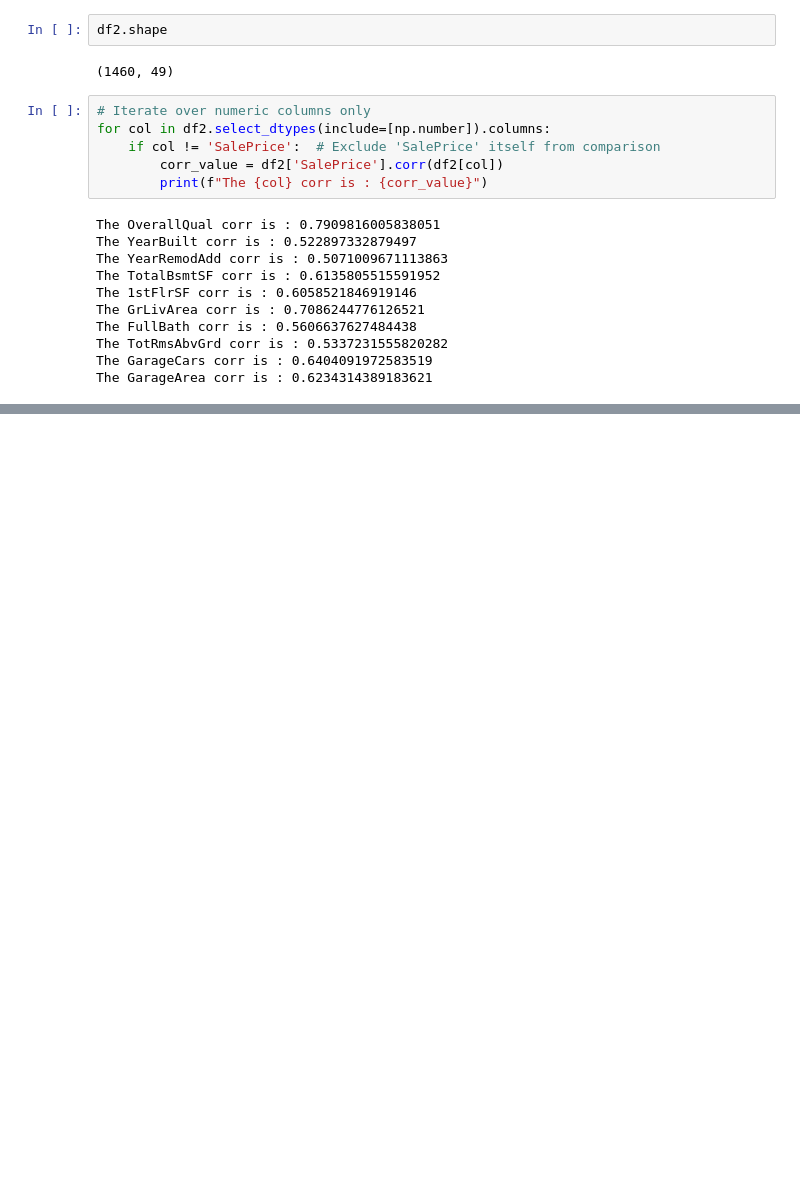
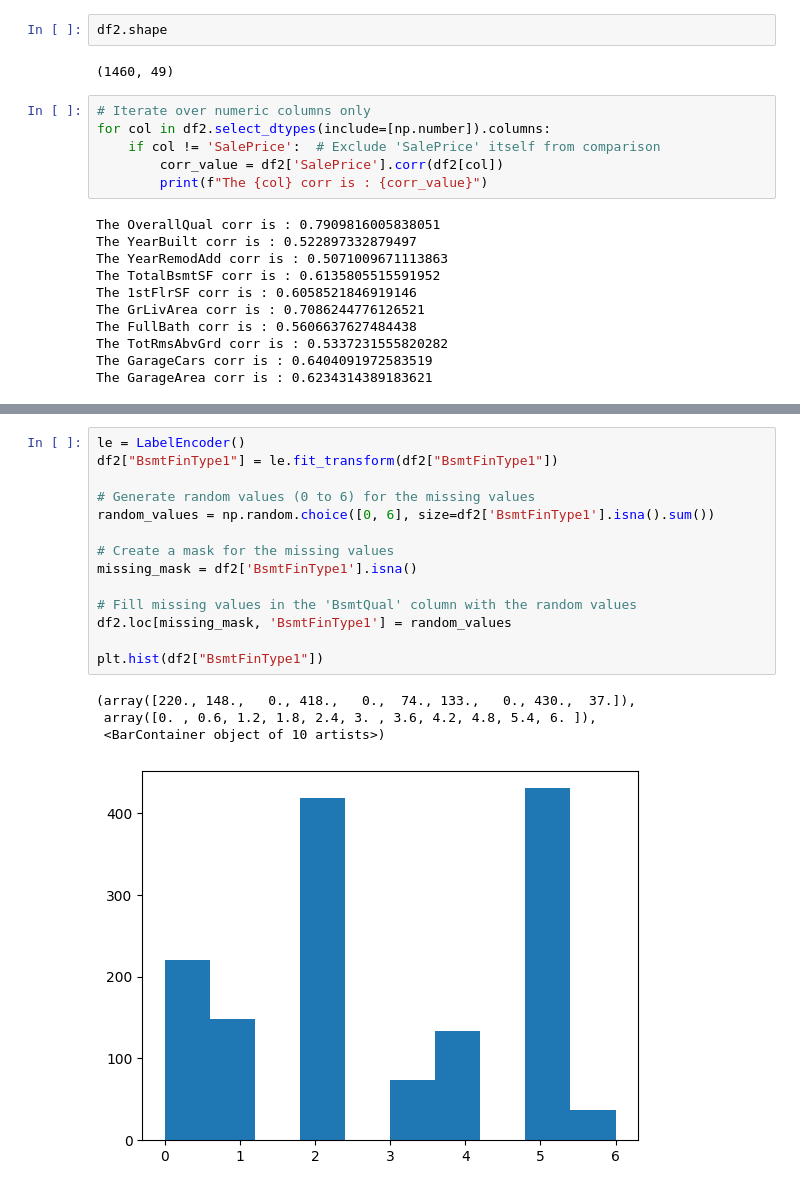
Before and after one commit to MohAsh81/Kaggle, a Jupyter notebook: Advanced_House_Prediction.ipynb, the cells around one changed output, grey strips where cells are left out. Drawn from its saved outputs; the diff is of its cells as text; blank space fills up the shorter version.

```diff
--- a/Advanced_House_Prediction.ipynb
+++ b/Advanced_House_Prediction.ipynb
@@ -208,0 +237,19 @@ The GarageArea corr is : 0.6234314389183621
+# %%
+le = LabelEncoder()
+df2["BsmtFinType1"] = le.fit_transform(df2["BsmtFinType1"])
+
+# Generate random values (0 to 6) for the missing values
+random_values = np.random.choice([0, 6], size=df2['BsmtFinType1'].isna().sum())
+
+# Create a mask for the missing values
+missing_mask = df2['BsmtFinType1'].isna()
+
+# Fill missing values in the 'BsmtQual' column with the random values
+df2.loc[missing_mask, 'BsmtFinType1'] = random_values
+
+plt.hist(df2["BsmtFinType1"])
+# %% [output]
+(array([220., 148.,   0., 418.,   0.,  74., 133.,   0., 430.,  37.]),
+ array([0. , 0.6, 1.2, 1.8, 2.4, 3. , 3.6, 4.2, 4.8, 5.4, 6. ]),
+ <BarContainer object of 10 artists>)
+[figure, added]
```
Also changed, not shown: parts of 14 cells of this notebook.
